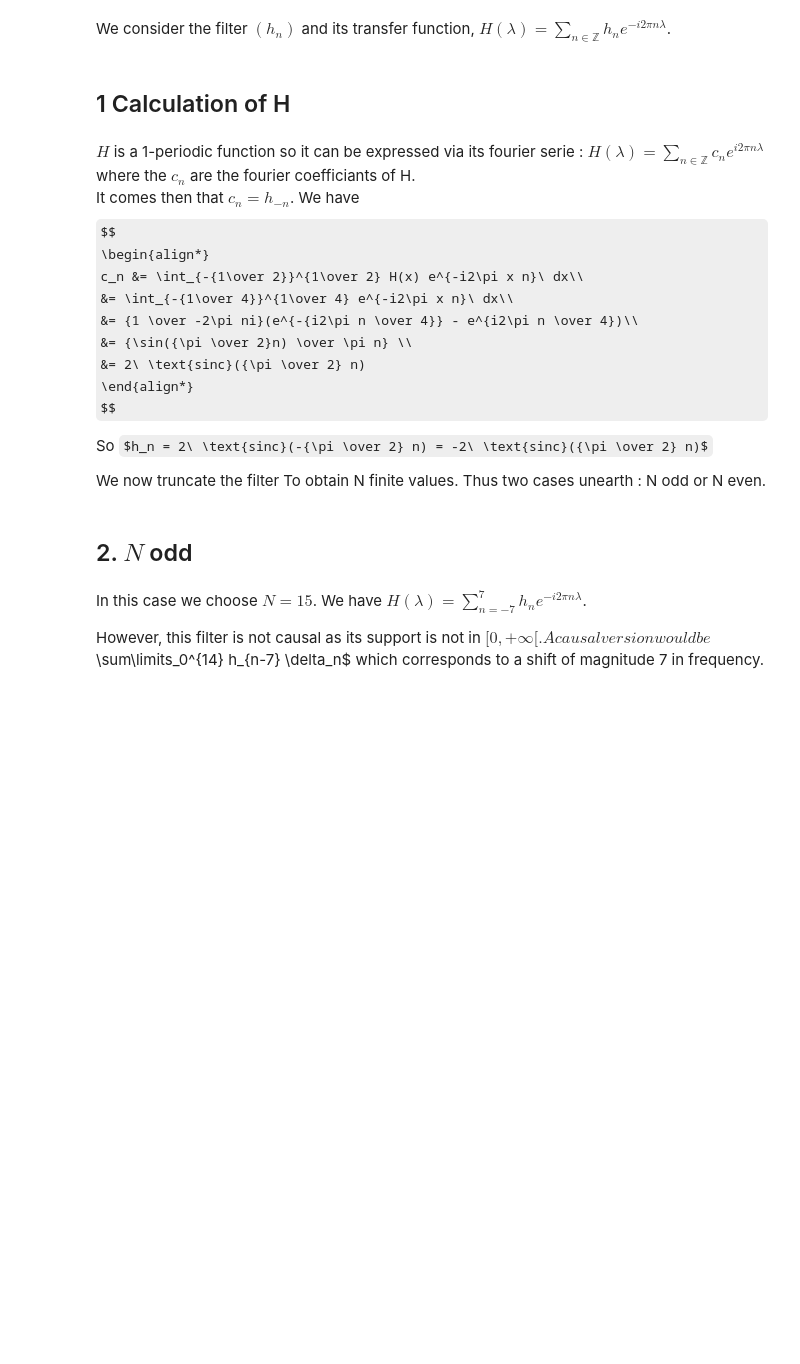
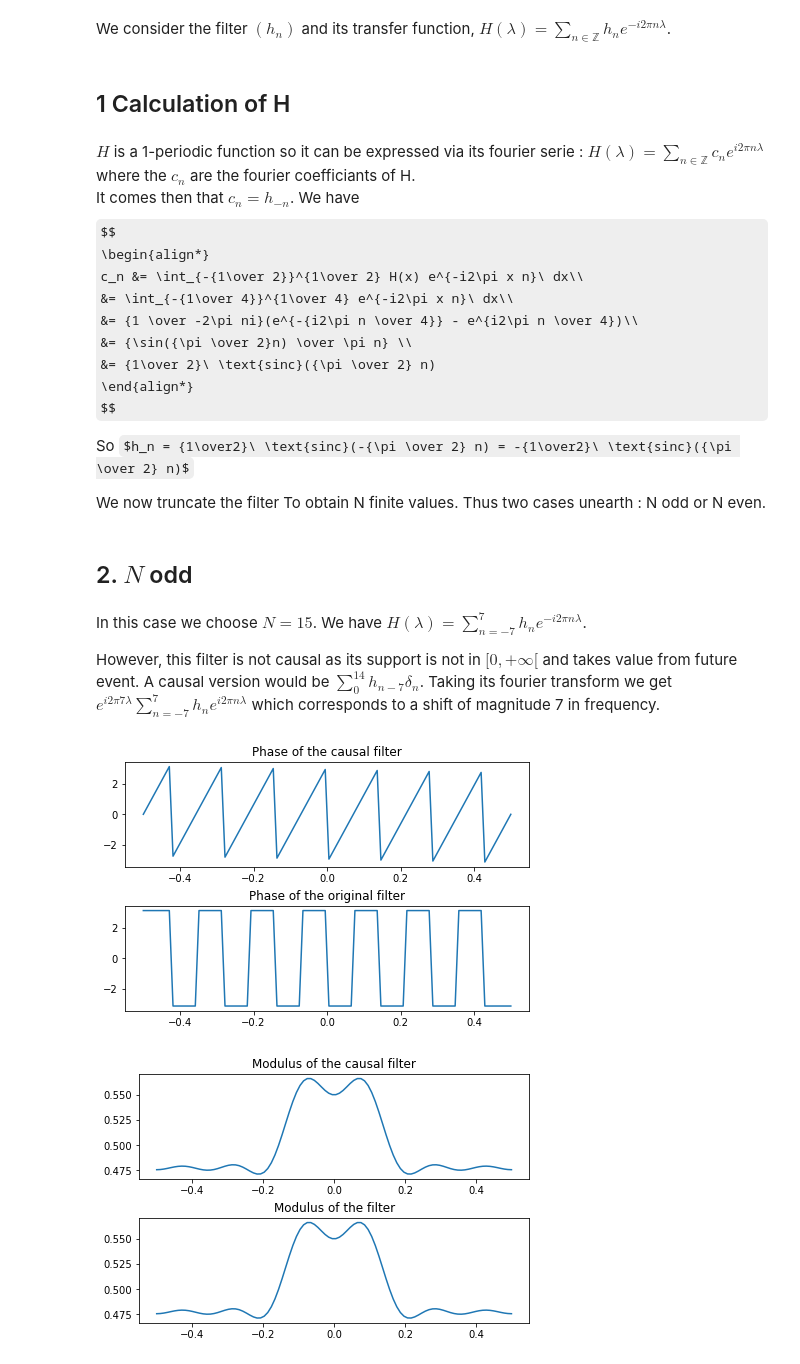
Before and after one commit to bdbonnaire/master_code, a Jupyter notebook: sp/lab3/Lab3 SP.ipynb, the cells around one changed output. Drawn from its saved outputs; the diff is of its cells as text; code cells hidden in the pictures; some formulas as TeX source; blank space fills up the shorter version.

```diff
--- a/sp/lab3/Lab3 SP.ipynb
+++ b/sp/lab3/Lab3 SP.ipynb
@@ -305,12 +306,12 @@ $$
         &= \int_{-{1\over 4}}^{1\over 4} e^{-i2\pi x n}\ dx\\
         &= {1 \over -2\pi ni}(e^{-{i2\pi n \over 4}} - e^{i2\pi n \over 4})\\
         &= {\sin({\pi \over 2}n) \over \pi n} \\
-        &= 2\ \text{sinc}({\pi \over 2} n)
+        &= {1\over 2}\ \text{sinc}({\pi \over 2} n)
 \end{align*}
 $$
 
 
-So $h_n = 2\ \text{sinc}(-{\pi \over 2} n) = -2\ \text{sinc}({\pi \over 2} n)$
+So $h_n = {1\over2}\ \text{sinc}(-{\pi \over 2} n) = -{1\over2}\ \text{sinc}({\pi \over 2} n)$
 
 We now truncate the filter To obtain N finite values. Thus two cases unearth : N odd or N even.
 # %% [markdown]
@@ -318,4 +319,57 @@ We now truncate the filter To obtain N finite values. Thus two cases unearth : N
 # %% [markdown]
 In this case we choose $N = 15$. We have $H(\lambda) = \sum\limits_{n=-7}^{7} h_n e^{-i2\pi n \lambda}$.
 
-However, this filter is not causal as its support is not in $[0, +\infty[. A causal version would be $\sum\limits_0^{14} h_{n-7} \delta_n$ which corresponds to a shift of magnitude 7 in frequency.
+However, this filter is not causal as its support is not in $[0, +\infty[$ and takes value from future event. A causal version would be $\sum\limits_0^{14} h_{n-7} \delta_n$. Taking its fourier transform we get $e^{i2\pi 7\lambda} \sum\limits_{n=-7}^7 h_n e^{i2\pi n \lambda}$ which corresponds to a shift of magnitude 7 in frequency.
+# %%
+#calculates the h_n
+h = lambda n : -1/2 * np.sinc(np.pi * n * 2)
+
+
+fig_phase, ( ax_phase_causal, ax_phase ) = plt.subplots(2,1, constrained_layout=True)
+fig_abs, ( ax_abs_causal, ax_abs ) = plt.subplots(2,1, constrained_layout=True)
+
+
+def transfer_function_causal(l):
+    """
+    Transform function of the causal filter.
+    """
+    H = lambda t, la : h(t-7) * np.exp(1j*2*np.pi*t*la)
+
+    Hc = np.zeros((15,len(l)), dtype=complex)
+    for i in range(0, 14):
+        Hc[i] = H(i, l)
+    actual_value = np.sum(Hc, axis=0)
+
+    return actual_value
+
+def transfer_function(l):
+    """
+    Transform function of the filter.
+    """
+    H = lambda t, la : h(t) * np.exp(1j*2*np.pi*t*la)
+
+    Hc = np.zeros((15,len(l)), dtype=complex)
+    for i in range(-7, 7):
+        Hc[i] = H(i, l)
+    actual_value = np.sum(Hc, axis=0)
+
+    return actual_value
+
+L = np.linspace(-1/2,1/2, 100)
+transfer = transfer_function(L)
+transfer_causal = transfer_function_causal(L)
+
+ax_phase_causal.plot(L, np.angle(transfer_causal))
+ax_phase_causal.set_title("Phase of the causal filter")
+ax_phase.plot(L, np.angle(transfer))
+ax_phase.set_title("Phase of the original filter")
+
+ax_abs_causal.plot(L, np.abs(transfer_causal))
+ax_abs_causal.set_title("Modulus of the causal filter")
+
+ax_abs.plot(L, np.abs(transfer))
+ax_abs.set_title("Modulus of the filter")
+print('')
+# %% [output]
+[figure, added]
+[figure, added]
```
Also changed, not shown: parts of 6 cells of this notebook.
